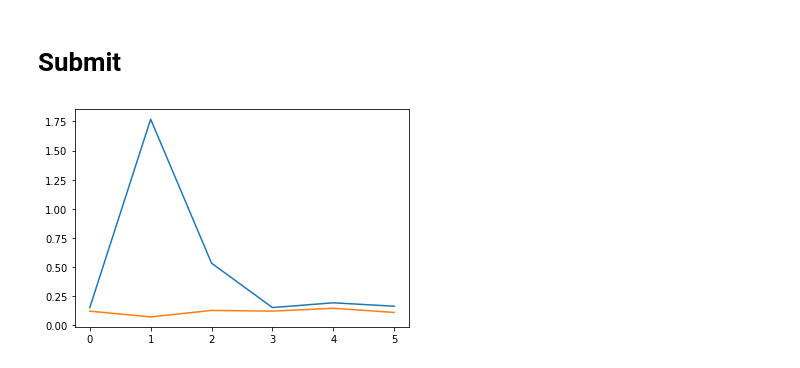
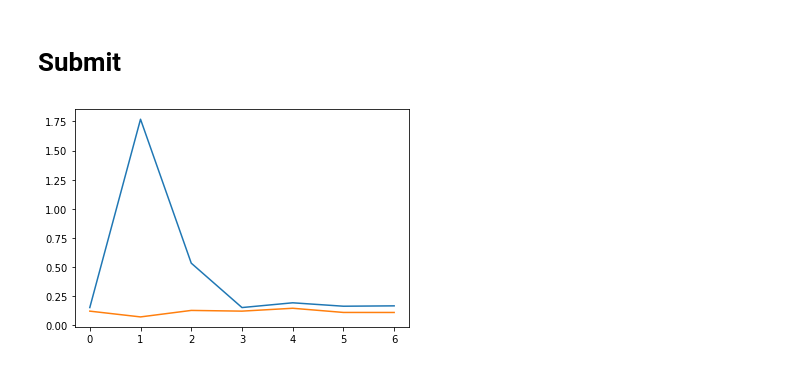
Before and after one commit to OrionChocoPie/machine-learning-mipt, a Jupyter notebook: 01 house-prices-advanced-regression-techniques/house-price-with-linreg.ipynb, the cells around one changed output. Drawn from its saved outputs; the diff is of its cells as text; code cells hidden in the pictures.

```diff
--- a/01 house-prices-advanced-regression-techniques/house-price-with-linreg.ipynb
+++ b/01 house-prices-advanced-regression-techniques/house-price-with-linreg.ipynb
@@ -235,10 +281,10 @@ preds = final_model.predict(test_X)
 sample['SalePrice'] = np.expm1(preds)
 sample.to_csv('submission.csv', index=False)
 # %%
-kaggle = [0.15211, 1.76931, 0.53342, 0.15211, 0.19300, 0.16361]
-my = [0.121395, 0.071753, 0.127545, 0.121395, 0.146055, 0.110177]
+kaggle = [0.15211, 1.76931, 0.53342, 0.15211, 0.19300, 0.16361, 0.16674]
+my = [0.121395, 0.071753, 0.127545, 0.121395, 0.146055, 0.110177, 0.109947]
 plt.plot(kaggle)
 plt.plot(my)
 plt.show()
 # %% [output]
-[figure, old version]
+[figure, new version]
```
Also changed, not shown: parts of 14 cells of this notebook, 1 other file.
